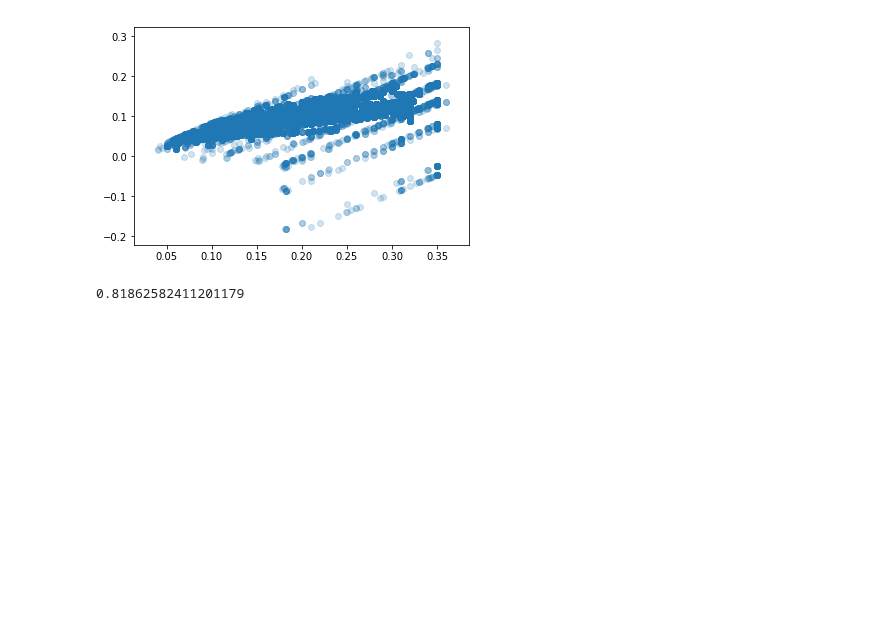
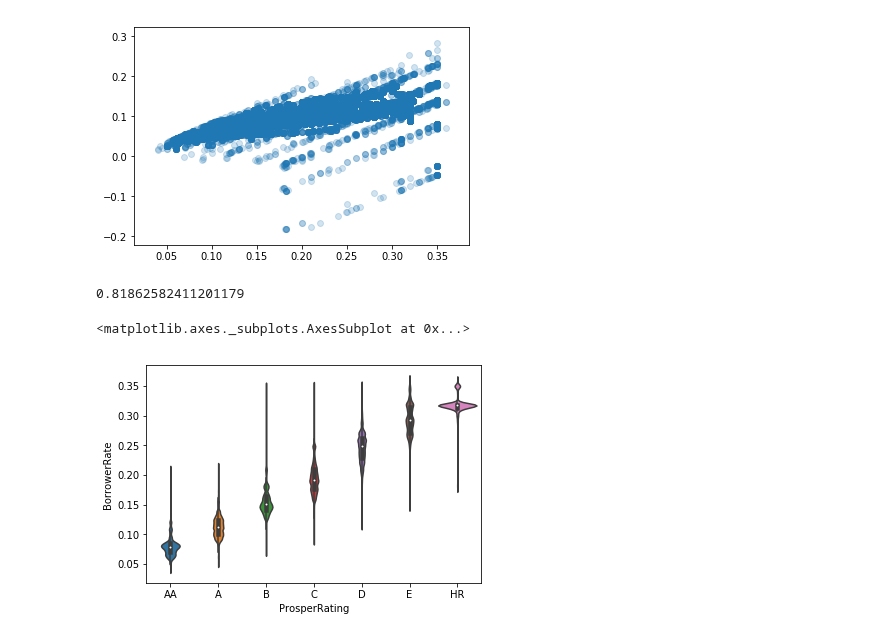
Before and after one commit to jovanmedfordDataAnalyst/loan-data-from-prosper, a Jupyter notebook: loan-analysis.ipynb, the cells around one changed output. Drawn from its saved outputs; the diff is of its cells as text; code cells hidden in the pictures; blank space fills up the shorter version.

Commit message:
feat: Add violinplot of ProsperRating vs Borrower Rate

```diff
--- a/loan-analysis.ipynb
+++ b/loan-analysis.ipynb
@@ -253,3 +253,8 @@ plt.scatter(post_july["BorrowerRate"],post_july["EstimatedReturn"],alpha=1/5)
 np.corrcoef(post_july["BorrowerRate"],post_july["EstimatedReturn"])[1,0]
 # %% [output]
 0.81862582411201179
+# %%
+sns.violinplot(data = post_july, x='ProsperRating',y = 'BorrowerRate', order = ['AA','A','B','C','D','E','HR'])
+# %% [output]
+<matplotlib.axes._subplots.AxesSubplot at 0x...>
+[figure, added]
```
